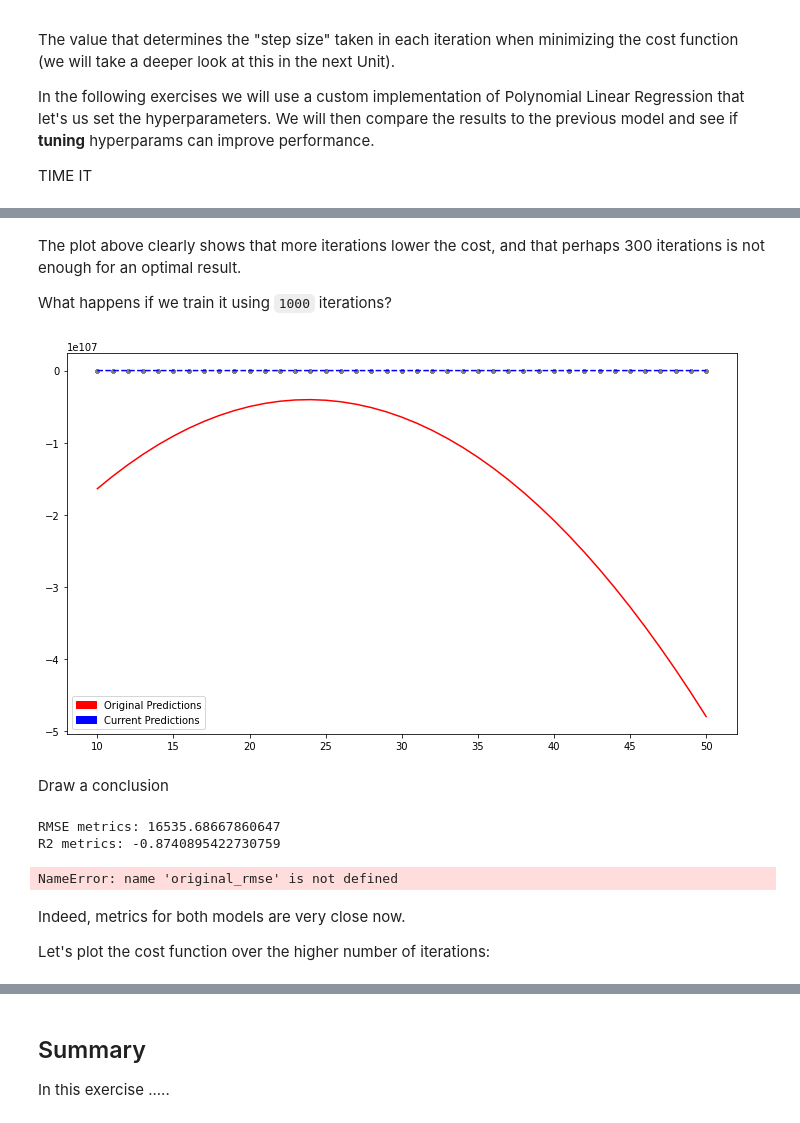
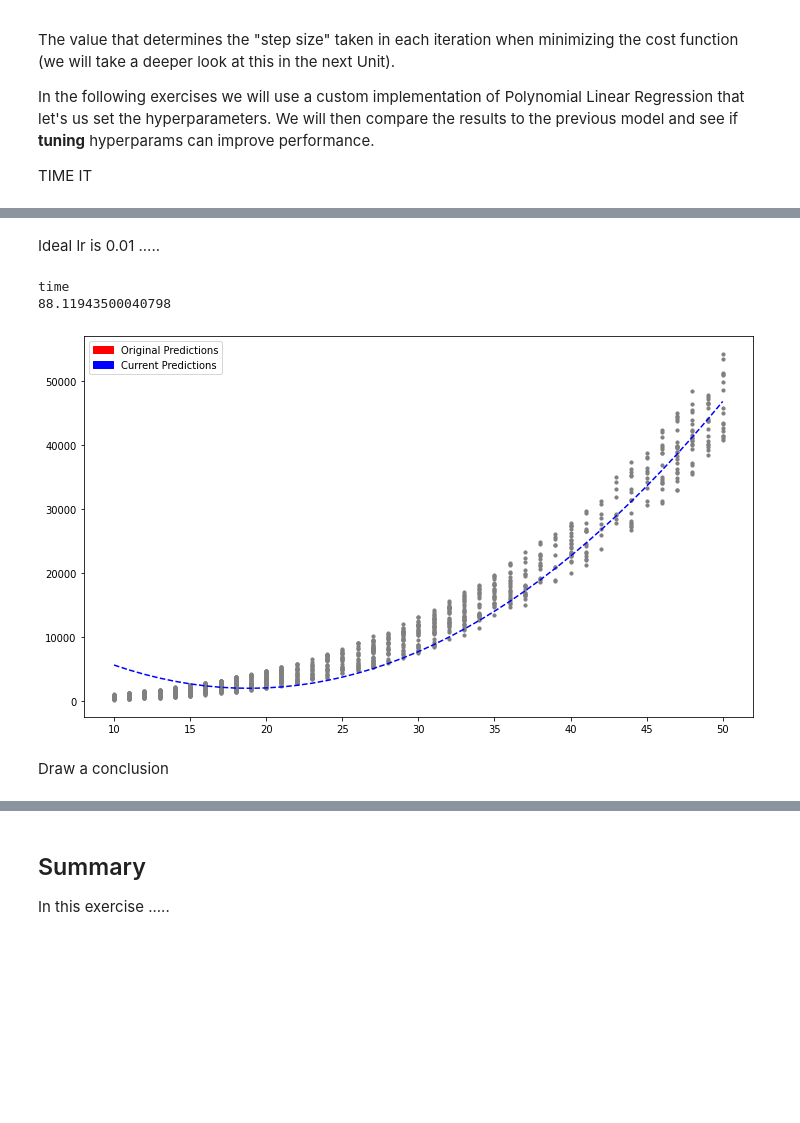
Before and after one commit to MicrosoftDocs/mslearn-introduction-to-machine-learning, a Jupyter notebook: 1b - unit 05.ipynb, the cells around one changed output, grey strips where cells are left out. Saved outputs shown, nothing was run; the diff lists cells and outputs as text; code cells hidden in the pictures; blank space fills up the shorter version.

```diff
--- a/1b - unit 05.ipynb
+++ b/1b - unit 05.ipynb
@@ -64,7 +65,12 @@ y = dataset["Total Accrued"].values
 # Initialize and train model
 # setting values for learning rate and number of iterations
 model2 = plr.PolynomialLinearRegression()
-weights2, J_history2 = model2.fit(X, y, learning_rate=0.005, num_iters=800)
+t0 = time.perf_counter()
+weights2, J_history2 = model2.fit(X, y, learning_rate=0.2, num_iters=1800)
+t1 = time.perf_counter()
+
+print("time")
+print((t1 - t0) * 1000)
 
 # Generate predictions based on original dataset
 y_hat2 = model2.predict(X)
@@ -97,56 +95,41 @@ Text(0, 0.5, 'Cost')
-# %% [markdown]
-The plot above clearly shows that more iterations lower the cost, and that perhaps 300 iterations is not enough for an optimal result.
-
-What happens if we train it using `1000` iterations?
+# %% [markdown]
+Ideal lr is 0.01
+.....
 # %%
 # retrain model, using 1000 iterations
 
 # reset X and y
 X = dataset["Account Age"].values.reshape(-1,1)
 y = dataset["Total Accrued"].values
 
-weights3, J_history3 = model2.fit(X, y, learning_rate=0.001, num_iters=800)
+t0 = time.perf_counter()
+weights3, J_history3 = model2.fit(X, y, learning_rate=0.001, num_iters=1800)
+t1 = time.perf_counter()
+
+print("time")
+print((t1 - t0) * 1000)
 
 # Generate predictions based on original dataset
 y_hat3 = model2.predict(X)
 
 # Plot previous and new predictions over datapoints
 f = plt.figure()
 f.set_figwidth(12)
 f.set_figheight(7)
 plt.scatter(X, y, s=10, color="gray")
 sort_axis = operator.itemgetter(0)
 sorted_zip = sorted(zip(X,y_hat3), key=sort_axis)
 X, y_hat3 = zip(*sorted_zip)
 l1 = plt.plot(X, y_hat2, color="red")
 l2 = plt.plot(X, y_hat3, "--", color="blue")
 # Add legend
 red_patch = mpatches.Patch(color="red", label="Original Predictions")
 blue_patch = mpatches.Patch(color="blue", label="Current Predictions")
 plt.legend(handles=[red_patch, blue_patch])
 plt.show()
 # %% [output]
+time
+88.11943500040798
-[figure, old version]
+[figure, new version]
 # %% [markdown]
 Draw a conclusion
-# %%
-# metrics
-rmse = np.sqrt(mean_squared_error(y,y_hat3))
-r2 = r2_score(y,y_hat3)
-print(f"RMSE metrics: {rmse}")
-print(f"R2 metrics: {r2}")
-# %% [output]
-RMSE metrics: 16535.68667860647
-R2 metrics: -0.8740895422730759
-# %%
-# Use a dataframe to create a comparison table of metrics
-l = [["Original Model", original_rmse, original_r2],
-    ["Custom Model", rmse, r2]]
-
-pd.DataFrame(l, columns=["", "RMSE", "R2"])
-# %% [output]
-NameError: name 'original_rmse' is not defined
-# %% [markdown]
-Indeed, metrics for both models are very close now.
-
-Let's plot the cost function over the higher number of iterations:
```
Also changed, not shown: parts of 4 cells of this notebook.
